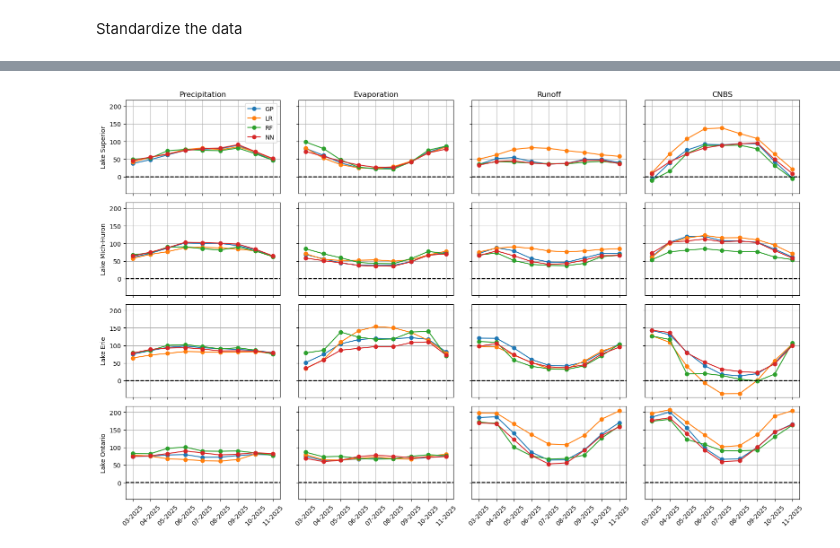
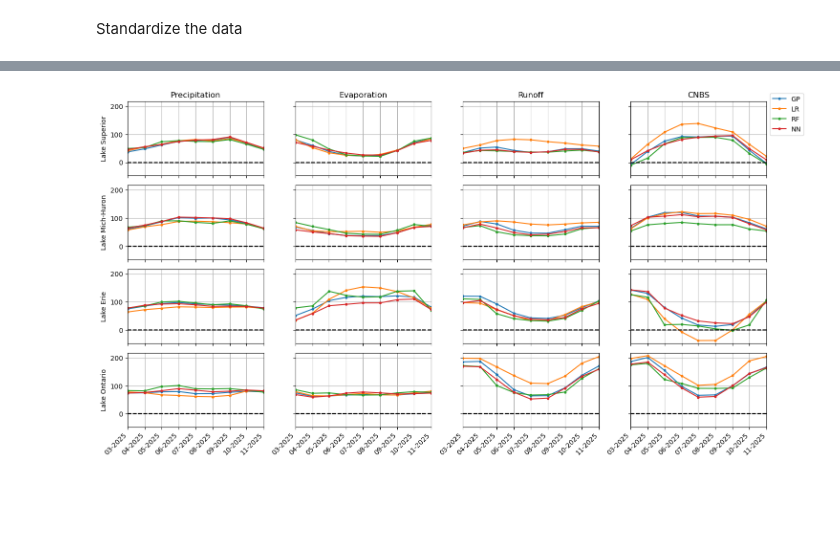
Before and after one commit to great-lakes-ai-lab/cnbs-predictor, a Jupyter notebook: notebooks/exploratory/2_LEF_forecast_model.ipynb, the cells around one changed output, grey strips where cells are left out. Saved outputs shown, nothing was run; the diff lists cells and outputs as text; code cells hidden in the pictures; blank space fills up the shorter version.

```diff
--- a/notebooks/exploratory/2_LEF_forecast_model.ipynb
+++ b/notebooks/exploratory/2_LEF_forecast_model.ipynb
@@ -244,3 +157,23 @@ def plot_cnbs_forecast(x_values, data_dict, save_dir='./'):
+# %%
+def format_pred(y_pred_scaled):
+    # Inverse transform y_pred_scaled and convert to dataframe with column names
+    y_pred = y_scaler.inverse_transform(y_pred_scaled)
+    df_y_pred = pd.DataFrame(y_pred, columns=['sup_evap', 'sup_pcp', 'sup_rnoff',
+                                              'eri_evap', 'eri_pcp', 'eri_rnoff',
+                                              'ont_evap', 'ont_pcp', 'ont_rnoff',
+                                              'mih_evap', 'mih_pcp', 'mih_rnoff'])
+
+    # Add back the columns with cfs_run, forecast_year, forecast_month, and convert all in one step
+    df_y_pred[['cfs_run', 'year', 'month']] = pcp_data[['cfs_run', 'forecast_year', 'forecast_month']].astype(int)
+
+    # Calculate CNBS for all lakes in one step (vectorized)
+    for lake in ['sup', 'eri', 'ont', 'mih']:
+        df_y_pred[f'{lake}_cnbs'] = df_y_pred[f'{lake}_pcp'] + df_y_pred[f'{lake}_rnoff'] - df_y_pred[f'{lake}_evap']
+
+    # Reorder columns to move 'cfs_run', 'year', 'month' to the left
+    df_y_pred = df_y_pred[['cfs_run', 'year', 'month'] + [col for col in df_y_pred.columns if col not in ['cfs_run', 'year', 'month']]]
+
+    return df_y_pred
 # %% [markdown]
 # Begin Script
 # %% [markdown]
@@ -390,8 +283,8 @@ df_y_cms_nn.to_csv(dir+'CNBS_forecasts_cms_NN.csv',sep=',',index=False)
 # %%
-import matplotlib.pyplot as plt
+models = ['GP', 'LR', 'RF', 'NN']
 
 # List of datasets
-datasets = [y_filtered_gp, y_filtered_lr, y_filtered_rf, y_filtered_nn]
+datasets = [y_filtered_model[model] for model in models]
 
 # Columns of interest
 columns = ['sup_pcp', 'sup_evap', 'sup_rnoff', 'sup_cnbs',
@@ -399,78 +292,72 @@ columns = ['sup_pcp', 'sup_evap', 'sup_rnoff', 'sup_cnbs',
            'eri_pcp', 'eri_evap', 'eri_rnoff', 'eri_cnbs',
            'ont_pcp', 'ont_evap', 'ont_rnoff', 'ont_cnbs']
 
-legend_labels = ['GP', 'LR', 'RF', 'NN']
+# Create a 1x4 subplot grid
+fig, axs = plt.subplots(4, 4, figsize=(15, 8))
 
-# Create a 1x4 subplot grid
-fig, axs = plt.subplots(4, 4, figsize=(16, 10))
+global_y_min, global_y_max = float('inf'), float('-inf')  # Initialize to extremes
 
-global_y_min = 0
-global_y_max = 0
+# Group data by 'year' and 'month' once for each dataset
+grouped_datasets = {
+    model: dataset.groupby(['year', 'month']).median().reset_index()
+    for model, dataset in zip(models, datasets)
+}
 
 # Loop over the columns and plot the medians for each dataset
 for i, column in enumerate(columns):
     row = i // 4  # Row index (integer division by 4)
     col = i % 4   # Column index (remainder after division by 4)
 
-    for dataset_index, dataset in enumerate(datasets):
-        # Group by year and month, and get the median for the current column
-        median_df = dataset.groupby(['year', 'month'])[column].median().reset_index()
+    for dataset_index, model in enumerate(models):
+        # Get the grouped DataFrame for the current model
+        median_df = grouped_datasets[model]
 
         # Add a 'date' column to the median DataFrame
         median_df['date'] = pd.to_datetime(median_df[['year', 'month']].assign(day=1))
 
         # Plot the medians for the current dataset on the same subplot
-        axs[row, col].plot(median_df['date'], median_df[column], marker='o', label=legend_labels[dataset_index])
+        axs[row, col].plot(median_df['date'], median_df[column], marker='o', markersize=3, label=model)
         axs[row, col].axhline(0, color='black', linestyle='--')
         axs[row, col].grid(True)
 
         # Update the global y-axis limits based on the current dataset
         current_y_min = median_df[column].min()
         current_y_max = median_df[column].max()
-
-        # Update global min/max based on this dataset's range
         global_y_min = min(global_y_min, current_y_min)
         global_y_max = max(global_y_max, current_y_max)
 
+    # Set titles based on row and column
     if row == 0:
-        if col == 0:
-            axs[row, col].set_title('Precipitation')
-        elif col == 1:
-            axs[row, col].set_title('Evaporation')
-        elif col == 2:
-            axs[row, col].set_title('Runoff')
-        elif col == 3:
-            axs[row, col].set_title('CNBS')
+        axs[row, col].set_title(['Precipitation', 'Evaporation', 'Runoff', 'CNBS'][col])
     else:
         axs[row, col].set_title('')
 
+    # Format x-axis for the last row (set x-tick labels)
     if row == 3:
         axs[row, col].xaxis.set_major_formatter(plt.matplotlib.dates.DateFormatter('%m-%Y'))
         axs[row, col].tick_params(axis='x', rotation=45)  # Rotate the x-axis labels for better readability
+        for label in axs[row, col].get_xticklabels():
+            label.set_horizontalalignment('right')
     else:
         axs[row, col].set_xticklabels([])
+
+    # Set y-axis labels for the first column only
     if col == 0:
-        if row == 0:
-            axs[row, col].set_ylabel('Lake Superior')
-        elif row == 1:
-            axs[row, col].set_ylabel('Lake Mich-Huron')
-        elif row == 2:
-            axs[row, col].set_ylabel('Lake Erie')
-        elif row == 3:
-            axs[row, col].set_ylabel('Lake Ontario')
+        axs[row, col].set_ylabel(['Lake Superior', 'Lake Mich-Huron', 'Lake Erie', 'Lake Ontario'][row])
     else:
-        axs[row, col].set_yticklabels([])  # Only far left column gets y labels
+        axs[row, col].set_yticklabels([])
 
-    # Add a legend
-    #axs[row, col].legend()
-for row in range(0,4):
-    for col in range(0,4):
+# Set consistent y-axis limits across all subplots
+for row in range(4):
+    for col in range(4):
         axs[row, col].set_ylim(global_y_min - 10, global_y_max + 10)
+        axs[row, col].set_xlim(median_df['date'].iloc[0], median_df['date'].iloc[-1])
 
-axs[0,0].legend()
+# Position the legend outside the plot area to the right
+axs[0, 3].legend(loc='lower left', bbox_to_anchor=(1, 0.5))
 
 # Adjust layout to prevent overlap
 plt.tight_layout()
 plt.show()
 # %% [output]
-[figure, old version]
+[figure, new version]
```
Also changed, not shown: parts of 22 cells of this notebook.
